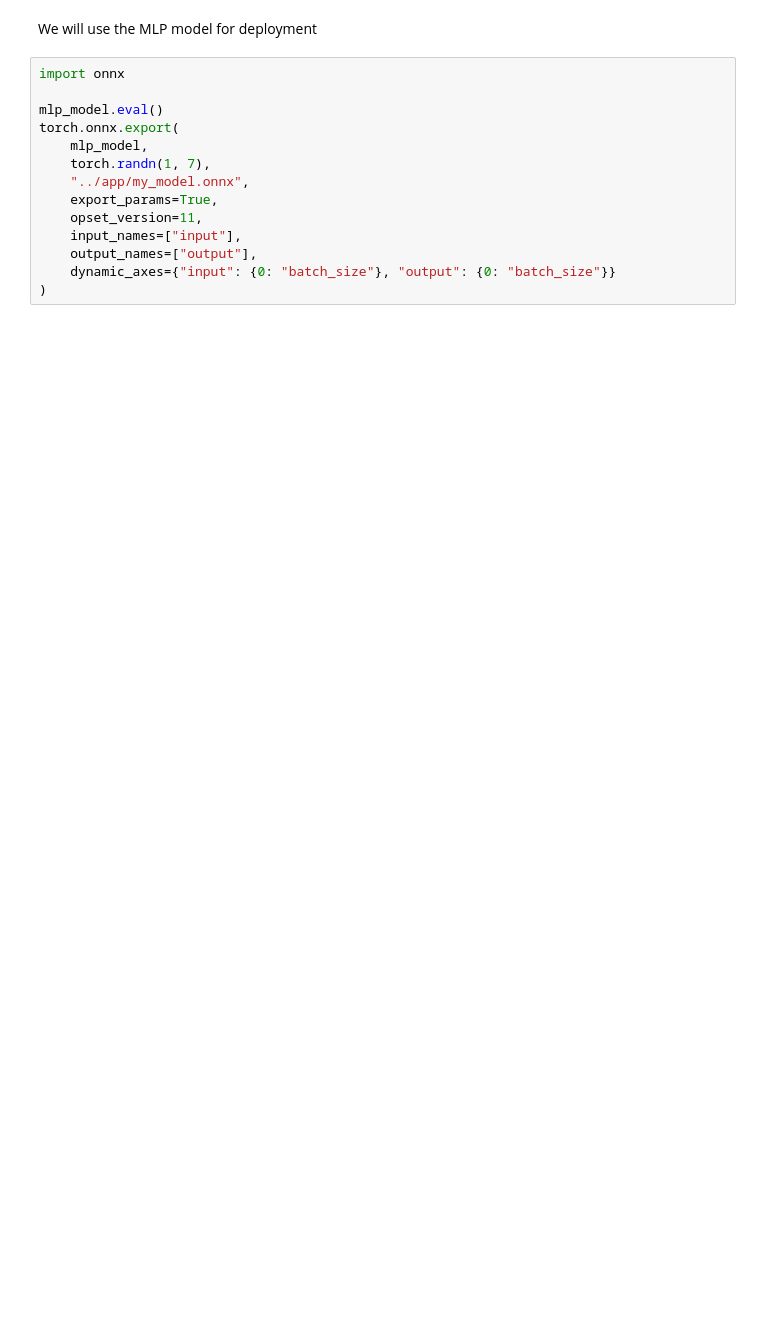
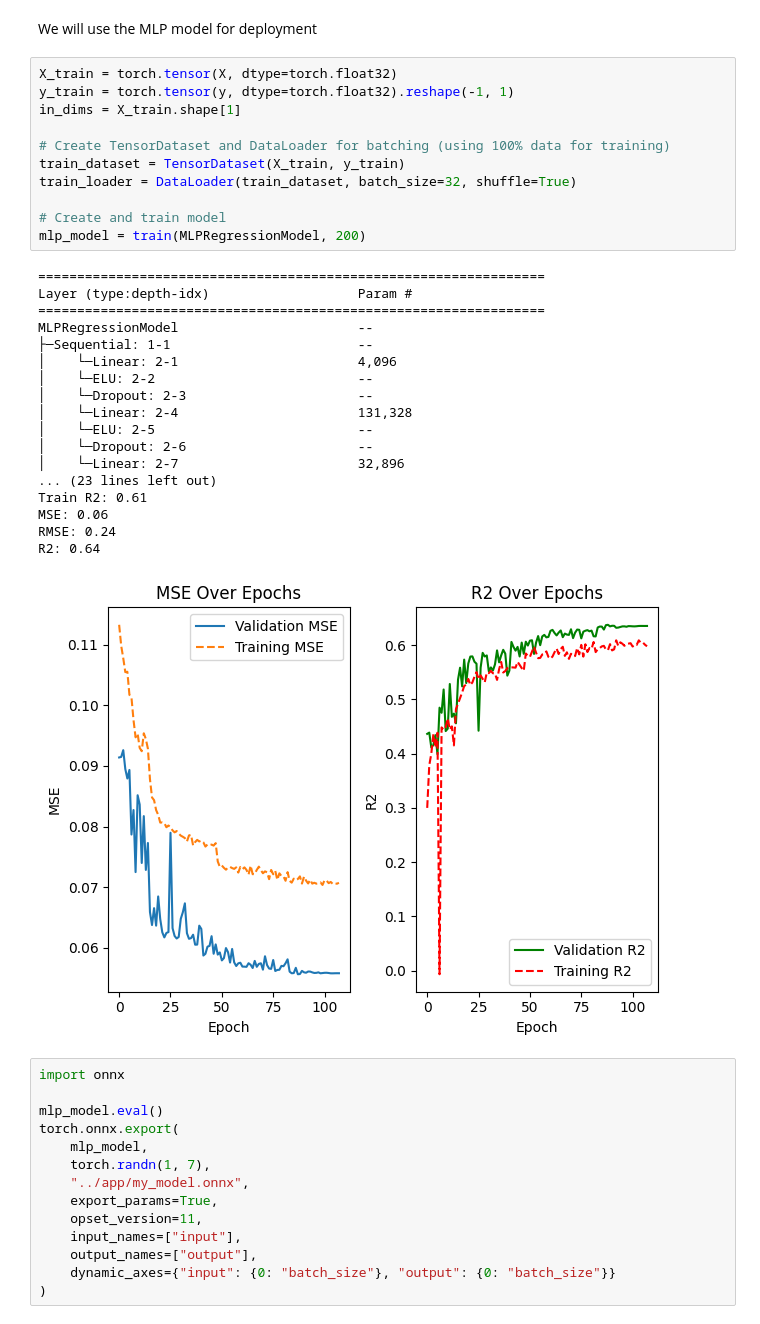
Before and after one commit to sandeepv6/house-prediction-tool, a Jupyter notebook: model/my_model.ipynb, the cells around one changed output. Cells and saved outputs as stored; diff of their text form; blank space fills up the shorter version.

```diff
--- a/model/my_model.ipynb
+++ b/model/my_model.ipynb
@@ -625,5 +627,35 @@ R2: 0.60
 # %% [markdown]
 We will use the MLP model for deployment
+# %%
+X_train = torch.tensor(X, dtype=torch.float32)
+y_train = torch.tensor(y, dtype=torch.float32).reshape(-1, 1)
+in_dims = X_train.shape[1]
+
+# Create TensorDataset and DataLoader for batching (using 100% data for training)
+train_dataset = TensorDataset(X_train, y_train)
+train_loader = DataLoader(train_dataset, batch_size=32, shuffle=True)
+
+# Create and train model
+mlp_model = train(MLPRegressionModel, 200)
+# %% [output]
+=================================================================
+Layer (type:depth-idx)                   Param #
+=================================================================
+MLPRegressionModel                       --
+├─Sequential: 1-1                        --
+│    └─Linear: 2-1                       4,096
+│    └─ELU: 2-2                          --
+│    └─Dropout: 2-3                      --
+│    └─Linear: 2-4                       131,328
+│    └─ELU: 2-5                          --
+│    └─Dropout: 2-6                      --
+│    └─Linear: 2-7                       32,896
+... (23 lines left out)
+Train R2: 0.61
+MSE: 0.06
+RMSE: 0.24
+R2: 0.64
+[figure, added]
 # %%
 import onnx
 
```
Also changed, not shown: parts of 3 cells of this notebook, 2 other files.
